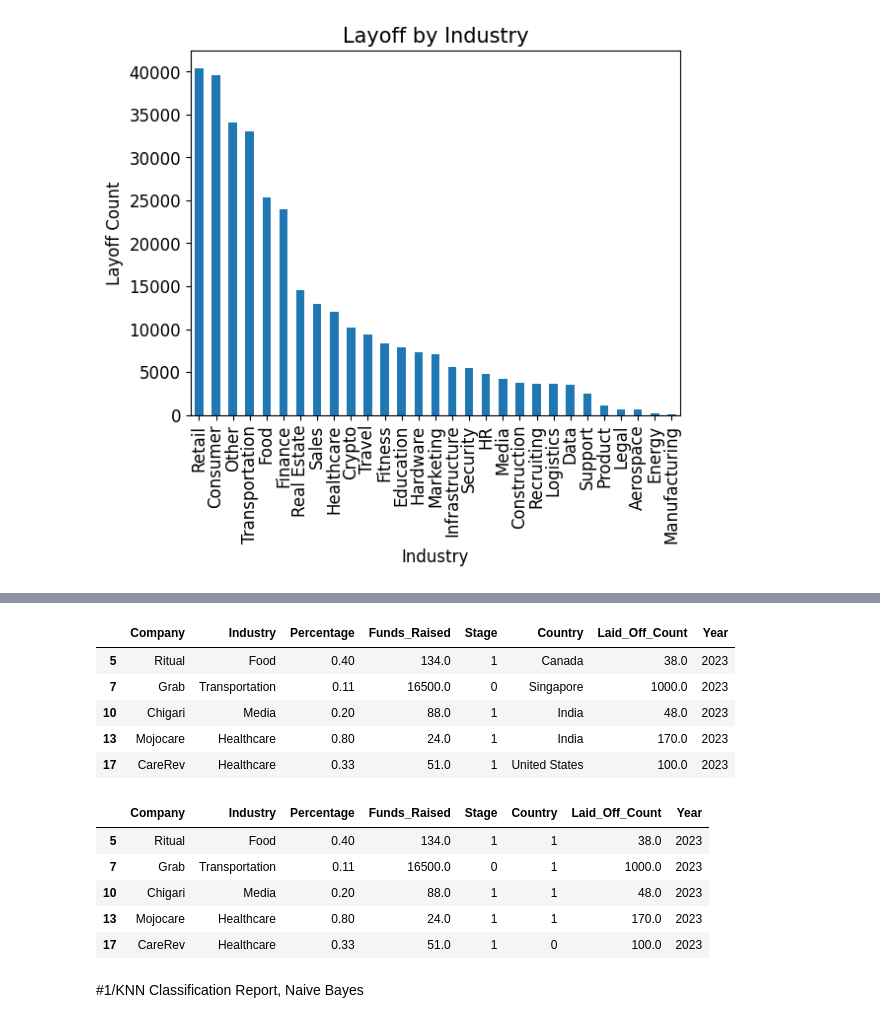
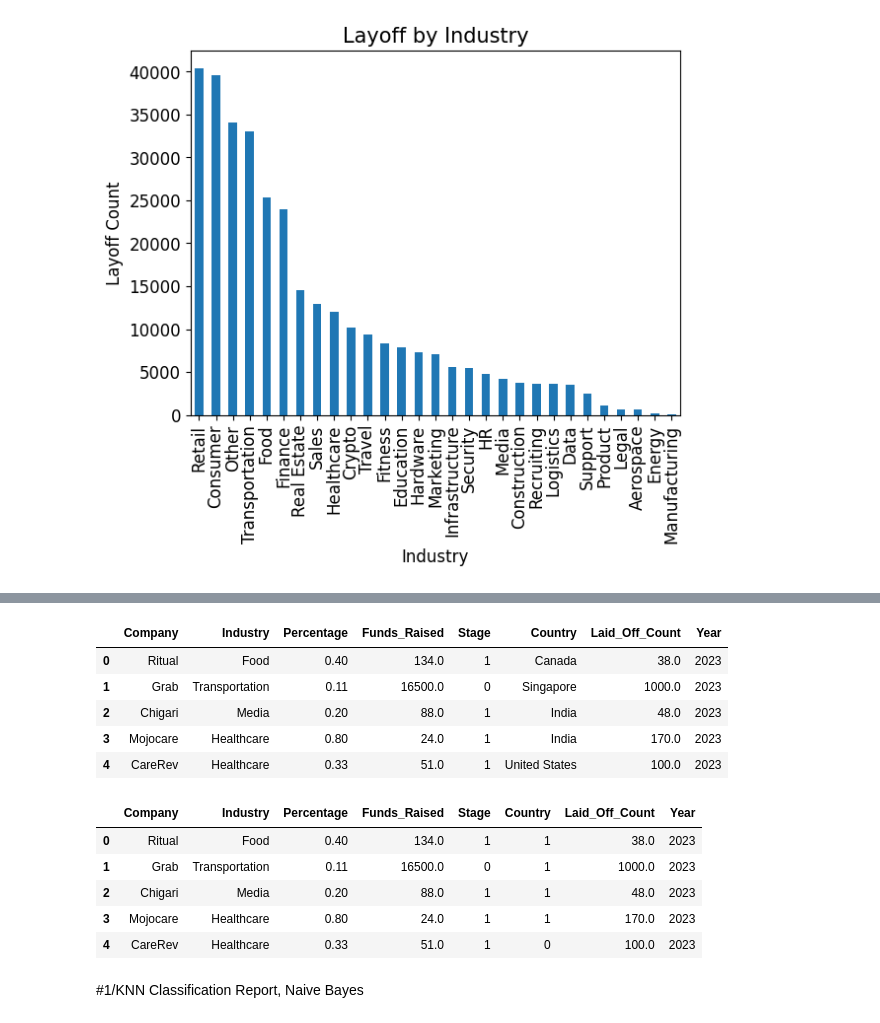
Before and after one commit to haduycattuong/DataMining-LayoffsDataset, a Jupyter notebook: Layoffs.ipynb, the cells around one changed output, grey strips where cells are left out. Cells and saved outputs as stored; diff of their text form; code cells hidden in the pictures.

```diff
--- a/Layoffs.ipynb
+++ b/Layoffs.ipynb
@@ -49,7 +49,7 @@ df['Year'] = layoff_year_list
 # %%
 df.drop(['Source', 'Date_Added', 'List_of_Employees_Laid_Off', 'Location_HQ', 'Date'], axis = 1, inplace = True)
 # %%
-df1 = df[(df['Laid_Off_Count'].notna()) & (df['Percentage'].notna())].dropna()
+df1 = df[(df['Laid_Off_Count'].notna()) & (df['Percentage'].notna())].dropna().reset_index().drop('index', axis = 1)
 df1
 # %% [output]
 |  | Company | Industry | Percentage | Funds_Raised | Stage | Country | Laid_Off_Count | Year |
@@ -159,23 +105,23 @@ df2['Stage'] = df1['Stage_New']
 df2.head()
 # %% [output]
 |  | Company | Industry | Percentage | Funds_Raised | Stage | Country | Laid_Off_Count | Year |
-| 5 | Ritual | Food | 0.40 | 134.0 | 1 | Canada | 38.0 | 2023 |
-| 7 | Grab | Transportation | 0.11 | 16500.0 | 0 | Singapore | 1000.0 | 2023 |
-| 10 | Chigari | Media | 0.20 | 88.0 | 1 | India | 48.0 | 2023 |
-| 13 | Mojocare | Healthcare | 0.80 | 24.0 | 1 | India | 170.0 | 2023 |
-| 17 | CareRev | Healthcare | 0.33 | 51.0 | 1 | United States | 100.0 | 2023 |
+| 0 | Ritual | Food | 0.40 | 134.0 | 1 | Canada | 38.0 | 2023 |
+| 1 | Grab | Transportation | 0.11 | 16500.0 | 0 | Singapore | 1000.0 | 2023 |
+| 2 | Chigari | Media | 0.20 | 88.0 | 1 | India | 48.0 | 2023 |
+| 3 | Mojocare | Healthcare | 0.80 | 24.0 | 1 | India | 170.0 | 2023 |
+| 4 | CareRev | Healthcare | 0.33 | 51.0 | 1 | United States | 100.0 | 2023 |
 # %%
 df1['Country_New'] = ""
 df1.loc[df1['Country'].str.contains("United States"), 'Country_New'] = "0"
 df1.loc[df1['Country_New'] == "", 'Country_New'] = "1"
 
 df2['Country'] = df1['Country_New']
-df2.to_csv('/content/drive/MyDrive/Colab Notebooks/Layoffs/Layoffs_Cleaned.csv')
+df2.to_csv('/content/drive/MyDrive/Colab Notebooks/Layoffs/Layoffs_Cleaned.csv',index = False)
 df2.head()
 # %% [output]
 |  | Company | Industry | Percentage | Funds_Raised | Stage | Country | Laid_Off_Count | Year |
-| 5 | Ritual | Food | 0.40 | 134.0 | 1 | 1 | 38.0 | 2023 |
-| 7 | Grab | Transportation | 0.11 | 16500.0 | 0 | 1 | 1000.0 | 2023 |
-| 10 | Chigari | Media | 0.20 | 88.0 | 1 | 1 | 48.0 | 2023 |
-| 13 | Mojocare | Healthcare | 0.80 | 24.0 | 1 | 1 | 170.0 | 2023 |
-| 17 | CareRev | Healthcare | 0.33 | 51.0 | 1 | 0 | 100.0 | 2023 |
+| 0 | Ritual | Food | 0.40 | 134.0 | 1 | 1 | 38.0 | 2023 |
+| 1 | Grab | Transportation | 0.11 | 16500.0 | 0 | 1 | 1000.0 | 2023 |
+| 2 | Chigari | Media | 0.20 | 88.0 | 1 | 1 | 48.0 | 2023 |
+| 3 | Mojocare | Healthcare | 0.80 | 24.0 | 1 | 1 | 170.0 | 2023 |
+| 4 | CareRev | Healthcare | 0.33 | 51.0 | 1 | 0 | 100.0 | 2023 |
```
Also changed, not shown: parts of 30 cells of this notebook.
